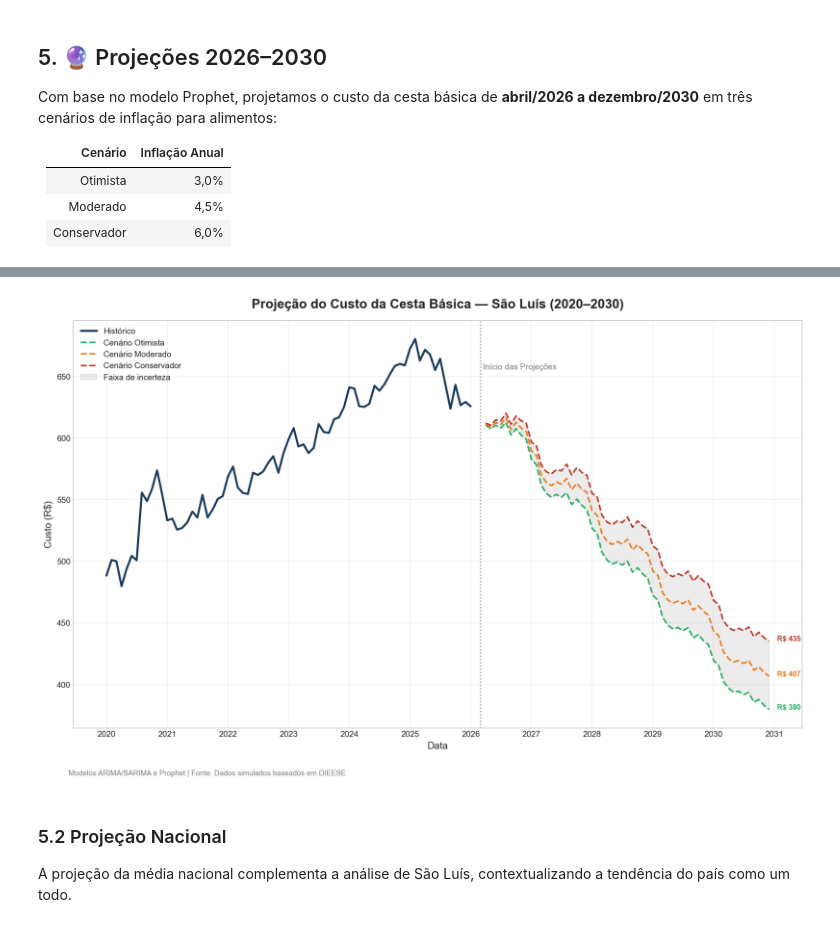
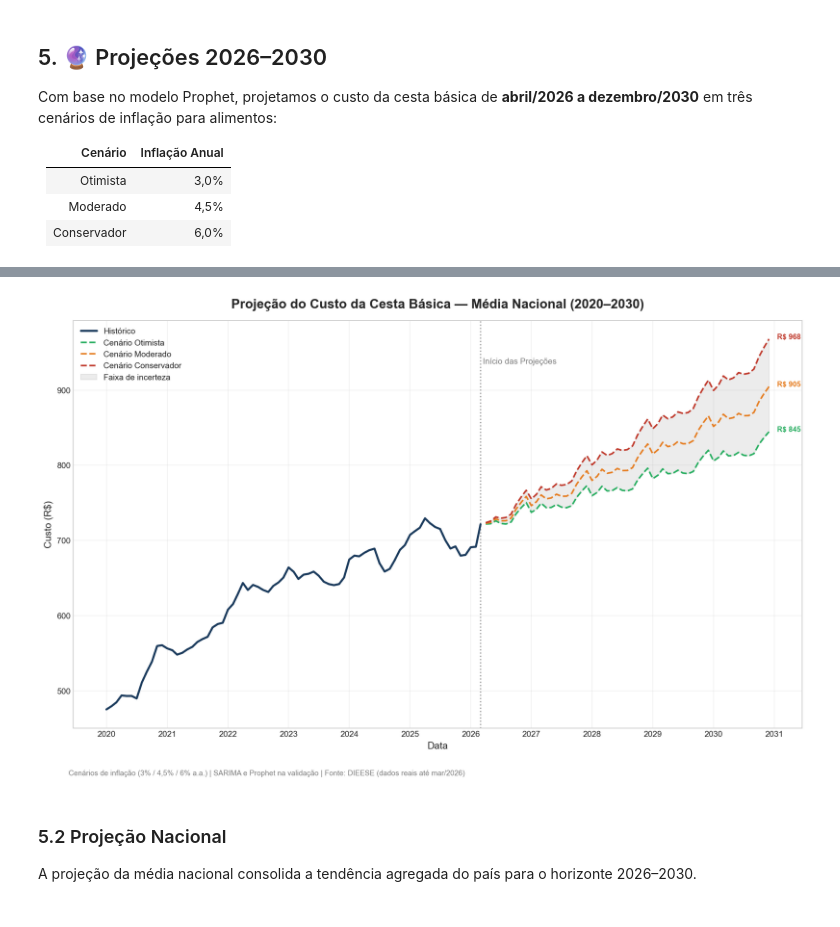
Before and after one commit to The-P-P/cesta-basica-pipeline, a Jupyter notebook: notebooks/analise_completa.ipynb, the cells around one changed output, grey strips where cells are left out. Saved outputs shown, nothing was run; the diff lists cells and outputs as text; code cells hidden in the pictures.

```diff
--- a/notebooks/analise_completa.ipynb
+++ b/notebooks/analise_completa.ipynb
@@ -310,13 +267,13 @@ Projeções salvas em: D:\projetos start\Projeto_tcc\cesta-basica-pipeline\outpu
 # %%
-# Exibir gráfico principal — São Luís
+# Exibir gráfico principal — Média Nacional
 from IPython.display import Image, display
-display(Image(filename=str(PROJECT_ROOT / 'outputs' / 'graficos' / 'projecao_sao_luis_2020_2030.png')))
+display(Image(filename=str(PROJECT_ROOT / 'outputs' / 'graficos' / 'projecao_media_nacional_2020_2030.png')))
 # %% [output]
-[figure, old version]
+[figure, new version]
 # %% [markdown]
 ### 5.2 Projeção Nacional
 
-A projeção da média nacional complementa a análise de São Luís, contextualizando a tendência do país como um todo.
+A projeção da média nacional consolida a tendência agregada do país para o horizonte 2026–2030.
 # %%
 display(Image(filename=str(PROJECT_ROOT / 'outputs' / 'graficos' / 'projecao_media_nacional_2020_2030.png')))
 # %% [output]
```
Also changed, not shown: parts of 18 cells of this notebook, 25 other files.
